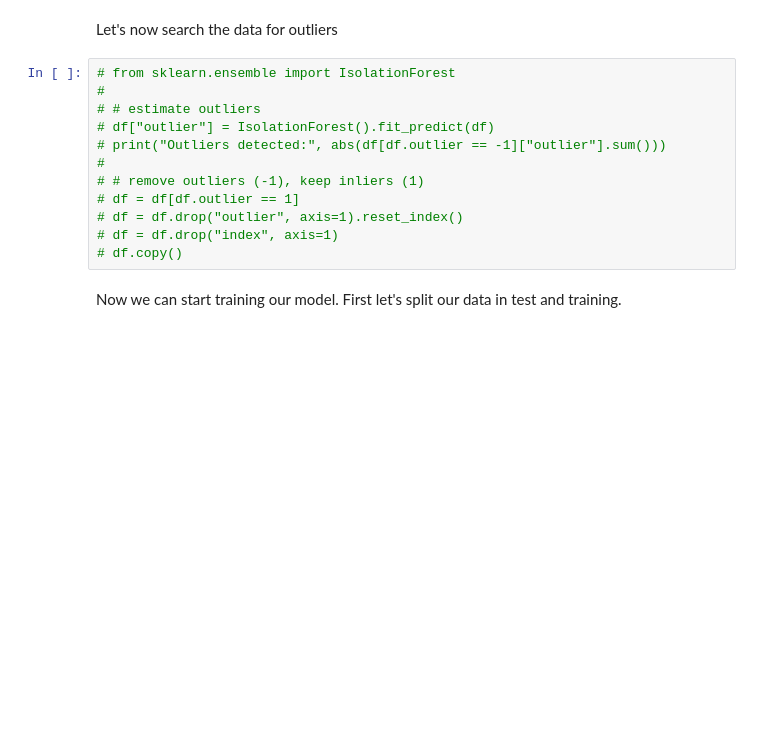
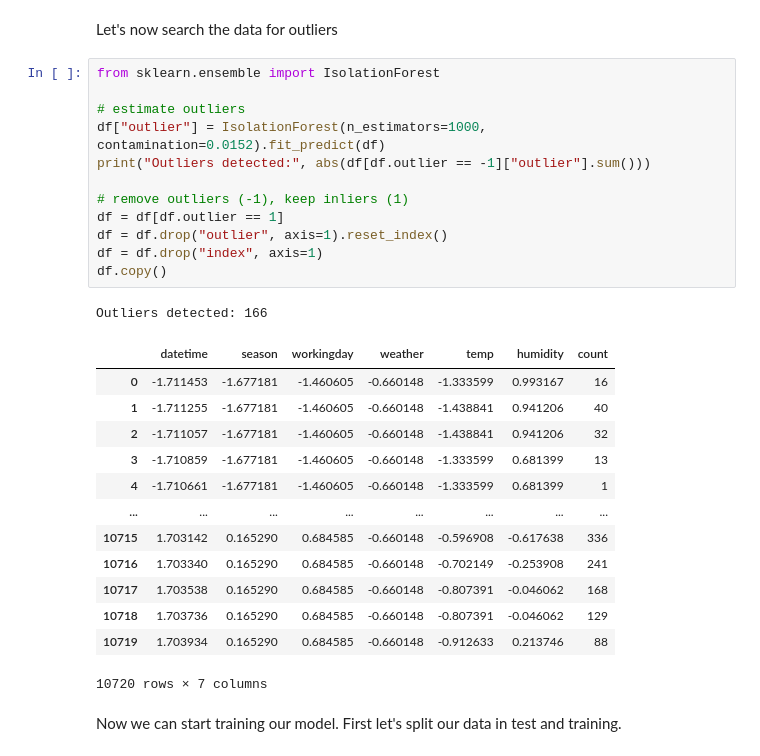
Before and after one commit to NPGiorgi/mlucu, a Jupyter notebook: bikes/bikes.ipynb, the cells around one changed output. Saved outputs shown, nothing was run; the diff lists cells and outputs as text; blank space fills up the shorter version.

```diff
--- a/bikes/bikes.ipynb
+++ b/bikes/bikes.ipynb
@@ -200,17 +200,32 @@ df.copy()
 # %% [markdown]
 Let's now search the data for outliers
 # %%
-# from sklearn.ensemble import IsolationForest
-#
-# # estimate outliers
-# df["outlier"] = IsolationForest().fit_predict(df)
-# print("Outliers detected:", abs(df[df.outlier == -1]["outlier"].sum()))
-#
-# # remove outliers (-1), keep inliers (1)
-# df = df[df.outlier == 1]
-# df = df.drop("outlier", axis=1).reset_index()
-# df = df.drop("index", axis=1)
-# df.copy()
+from sklearn.ensemble import IsolationForest
+
+# estimate outliers
+df["outlier"] = IsolationForest(n_estimators=1000, contamination=0.0152).fit_predict(df)
+print("Outliers detected:", abs(df[df.outlier == -1]["outlier"].sum()))
+
+# remove outliers (-1), keep inliers (1)
+df = df[df.outlier == 1]
+df = df.drop("outlier", axis=1).reset_index()
+df = df.drop("index", axis=1)
+df.copy()
+# %% [output]
+Outliers detected: 166
+|  | datetime | season | workingday | weather | temp | humidity | count |
+| 0 | -1.711453 | -1.677181 | -1.460605 | -0.660148 | -1.333599 | 0.993167 | 16 |
+| 1 | -1.711255 | -1.677181 | -1.460605 | -0.660148 | -1.438841 | 0.941206 | 40 |
+| 2 | -1.711057 | -1.677181 | -1.460605 | -0.660148 | -1.438841 | 0.941206 | 32 |
+| 3 | -1.710859 | -1.677181 | -1.460605 | -0.660148 | -1.333599 | 0.681399 | 13 |
+| 4 | -1.710661 | -1.677181 | -1.460605 | -0.660148 | -1.333599 | 0.681399 | 1 |
+| ... | ... | ... | ... | ... | ... | ... | ... |
+| 10715 | 1.703142 | 0.165290 | 0.684585 | -0.660148 | -0.596908 | -0.617638 | 336 |
+| 10716 | 1.703340 | 0.165290 | 0.684585 | -0.660148 | -0.702149 | -0.253908 | 241 |
+| 10717 | 1.703538 | 0.165290 | 0.684585 | -0.660148 | -0.807391 | -0.046062 | 168 |
+| 10718 | 1.703736 | 0.165290 | 0.684585 | -0.660148 | -0.807391 | -0.046062 | 129 |
+| 10719 | 1.703934 | 0.165290 | 0.684585 | -0.660148 | -0.912633 | 0.213746 | 88 |
+10720 rows × 7 columns
 # %% [markdown]
 Now we can start training our model. First let's split our data in test and training.
 # %%
```
Also changed, not shown: parts of 1 cell of this notebook.
